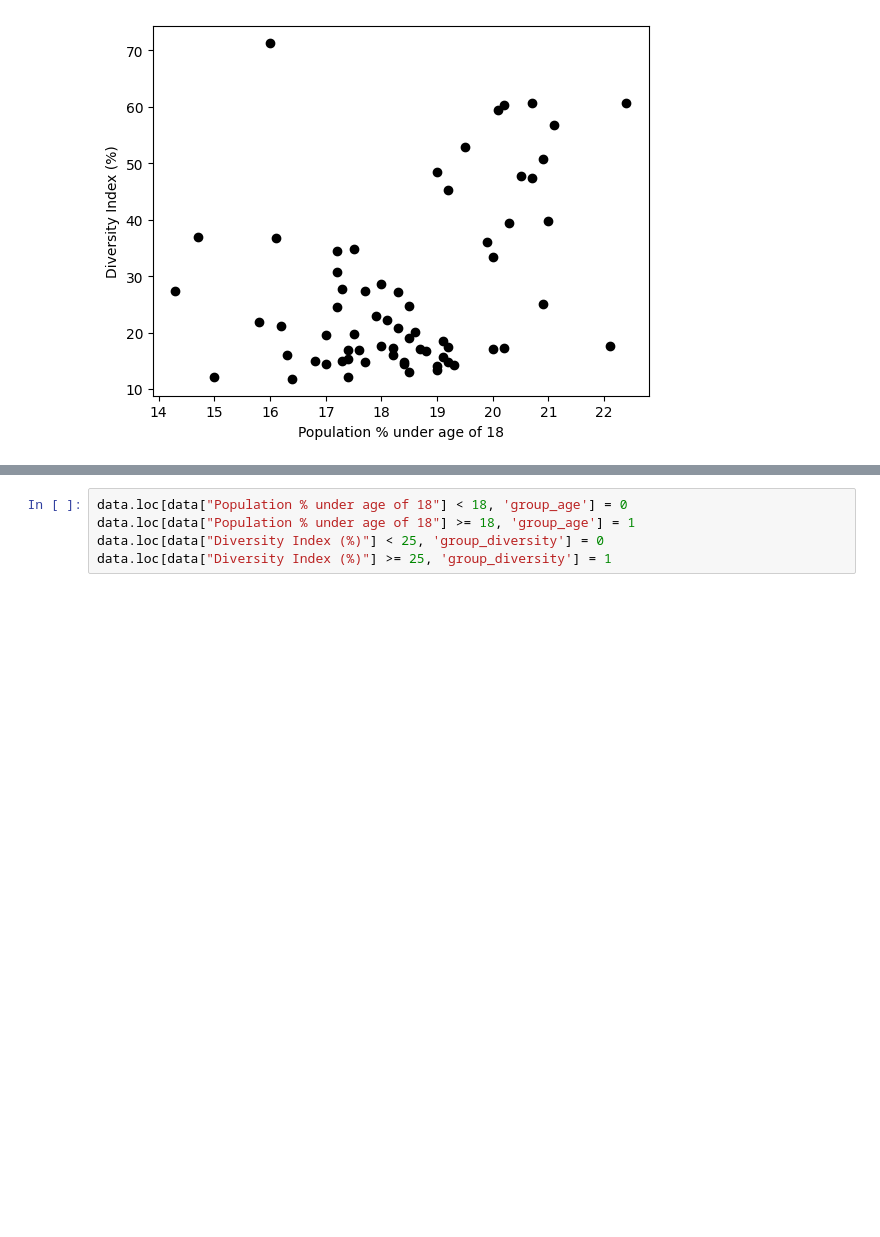
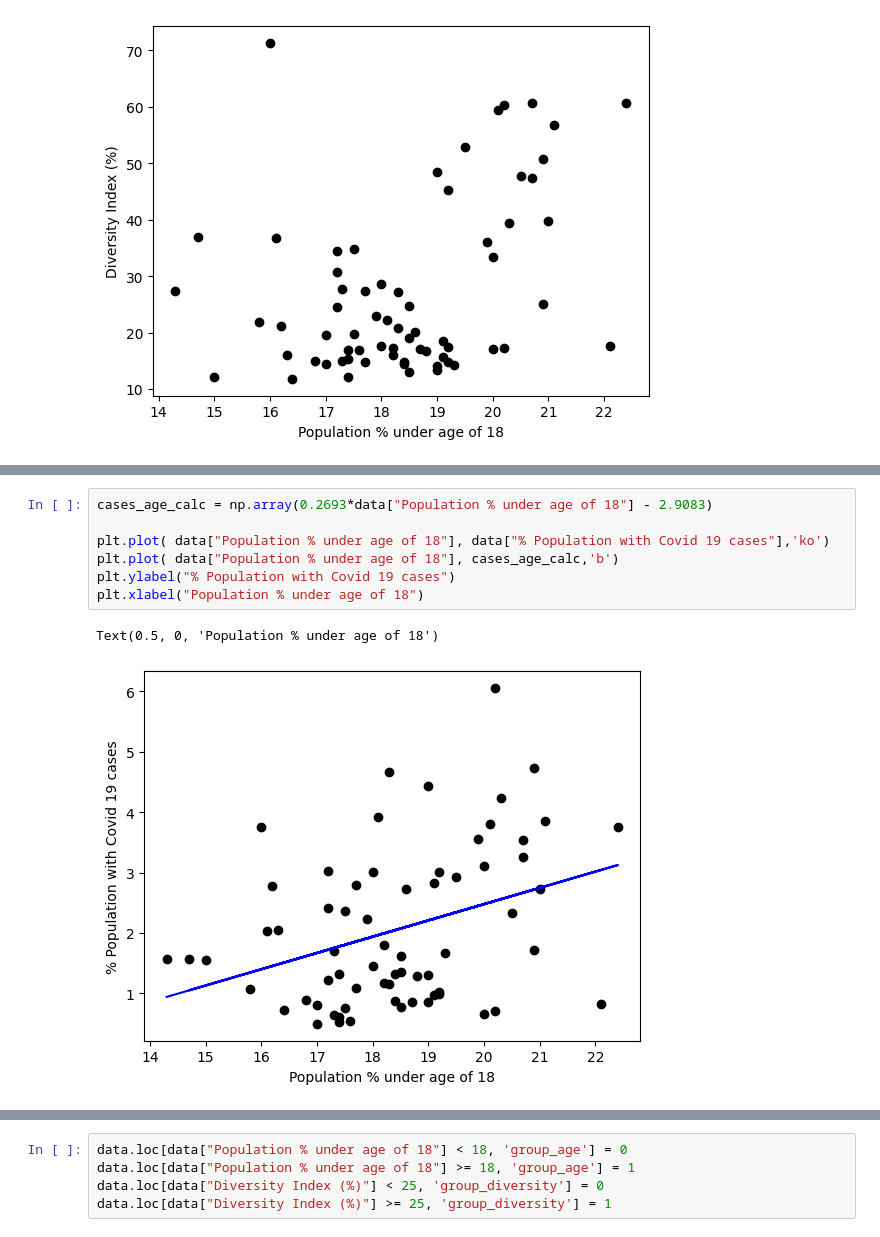
Before and after one commit to sht150/CHE-Math-Project-updated, a Jupyter notebook: Project 1.ipynb, the cells around one changed output, grey strips where cells are left out. Drawn from its saved outputs; the diff is of its cells as text; blank space fills up the shorter version.

```diff
--- a/Project 1.ipynb
+++ b/Project 1.ipynb
@@ -88,0 +146,10 @@ Text(0, 0.5, 'Diversity Index (%)')
+# %%
+cases_age_calc = np.array(0.2693*data["Population % under age of 18"] - 2.9083)
+
+plt.plot( data["Population % under age of 18"], data["% Population with Covid 19 cases"],'ko')
+plt.plot( data["Population % under age of 18"], cases_age_calc,'b')
+plt.ylabel("% Population with Covid 19 cases")
+plt.xlabel("Population % under age of 18")
+# %% [output]
+Text(0.5, 0, 'Population % under age of 18')
+[figure, added]
```
Also changed, not shown: parts of 36 cells of this notebook, 1 other file.
